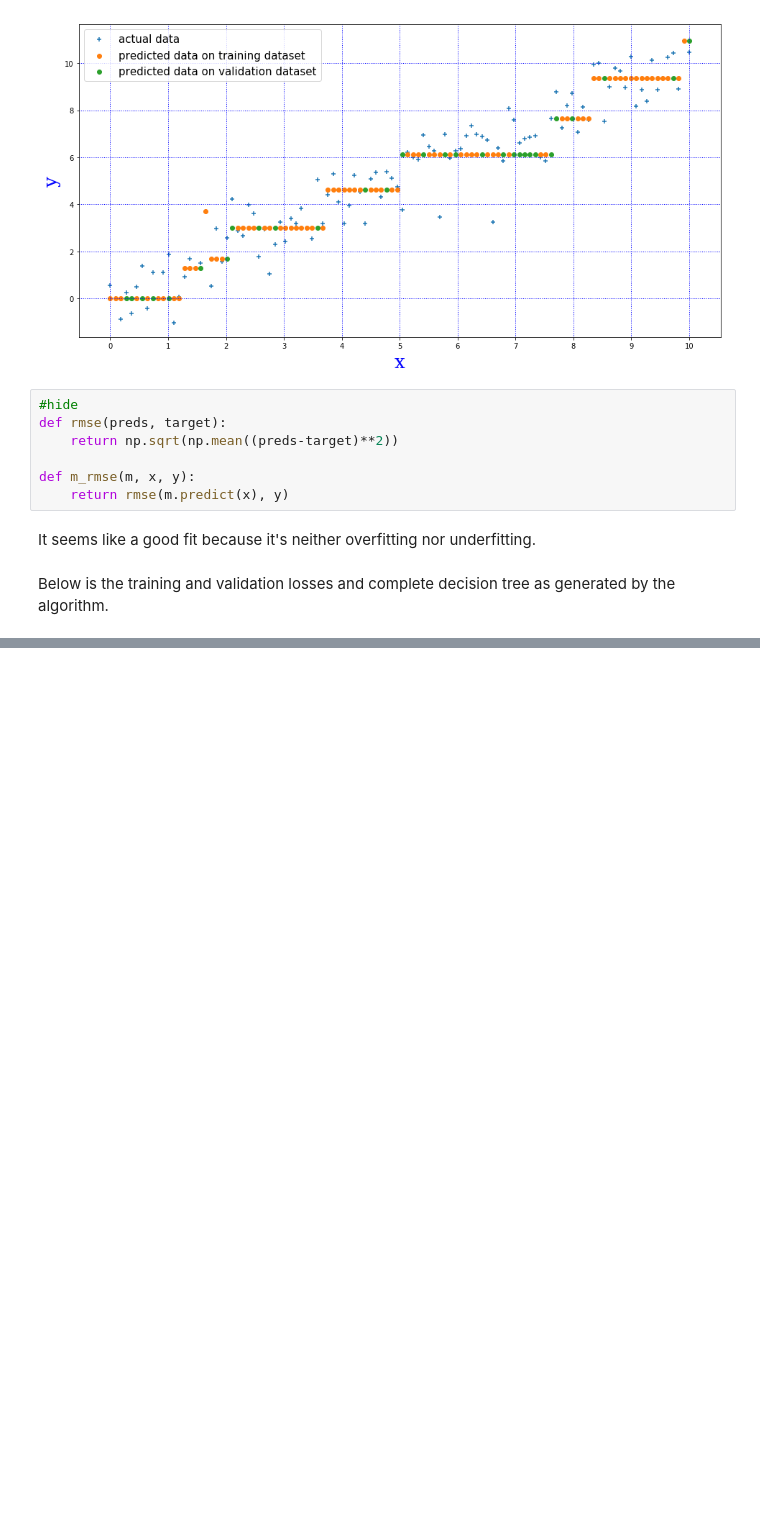
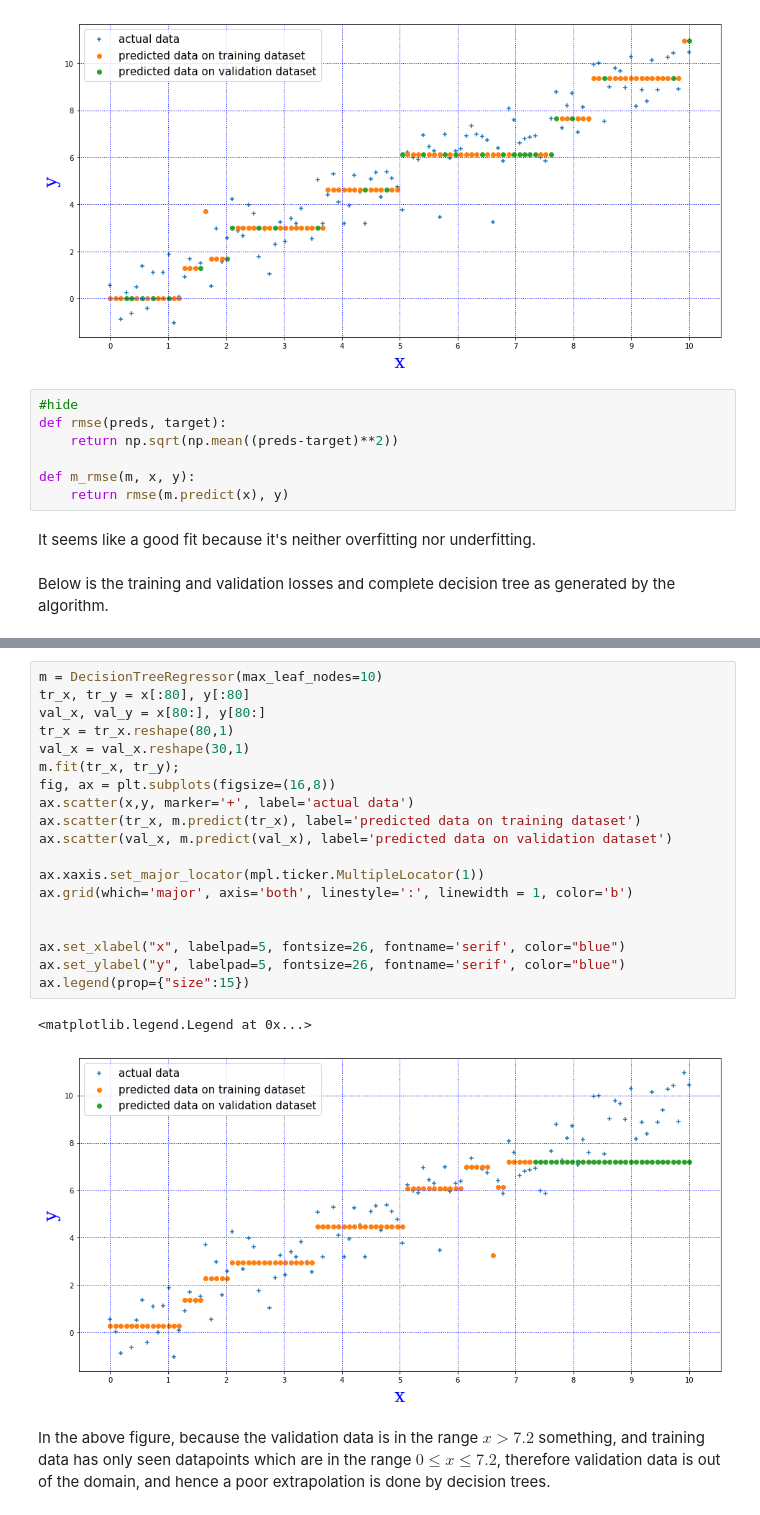
Before and after one commit to nitishsaDire/DLblog, a Jupyter notebook: _notebooks/2020-11-10-DLforCNN.ipynb, the cells around one changed output, grey strips where cells are left out. Drawn from its saved outputs; the diff is of its cells as text; blank space fills up the shorter version.

```diff
--- a/_notebooks/2020-11-10-DLforCNN.ipynb
+++ b/_notebooks/2020-11-10-DLforCNN.ipynb
@@ -199,0 +206,24 @@ Training rmse is 0.7844421980936919, and validation rmse is 1.1465603238027826
+# %%
+m = DecisionTreeRegressor(max_leaf_nodes=10)
+tr_x, tr_y = x[:80], y[:80]
+val_x, val_y = x[80:], y[80:]
+tr_x = tr_x.reshape(80,1)
+val_x = val_x.reshape(30,1)
+m.fit(tr_x, tr_y);
+fig, ax = plt.subplots(figsize=(16,8))
+ax.scatter(x,y, marker='+', label='actual data')
+ax.scatter(tr_x, m.predict(tr_x), label='predicted data on training dataset')
+ax.scatter(val_x, m.predict(val_x), label='predicted data on validation dataset')
+
+ax.xaxis.set_major_locator(mpl.ticker.MultipleLocator(1))
+ax.grid(which='major', axis='both', linestyle=':', linewidth = 1, color='b')
+
+
+ax.set_xlabel("x", labelpad=5, fontsize=26, fontname='serif', color="blue")
+ax.set_ylabel("y", labelpad=5, fontsize=26, fontname='serif', color="blue")
+ax.legend(prop={"size":15})
+# %% [output]
+<matplotlib.legend.Legend at 0x...>
+[figure, added]
+# %% [markdown]
+In the above figure, because the validation data is in the range $x>7.2$ something, and training data has only seen datapoints which are in the range $0\leq x\leq7.2$, therefore validation data is out of the domain, and hence a poor extrapolation is done by decision trees.
```
Also changed, not shown: parts of 15 cells of this notebook.
